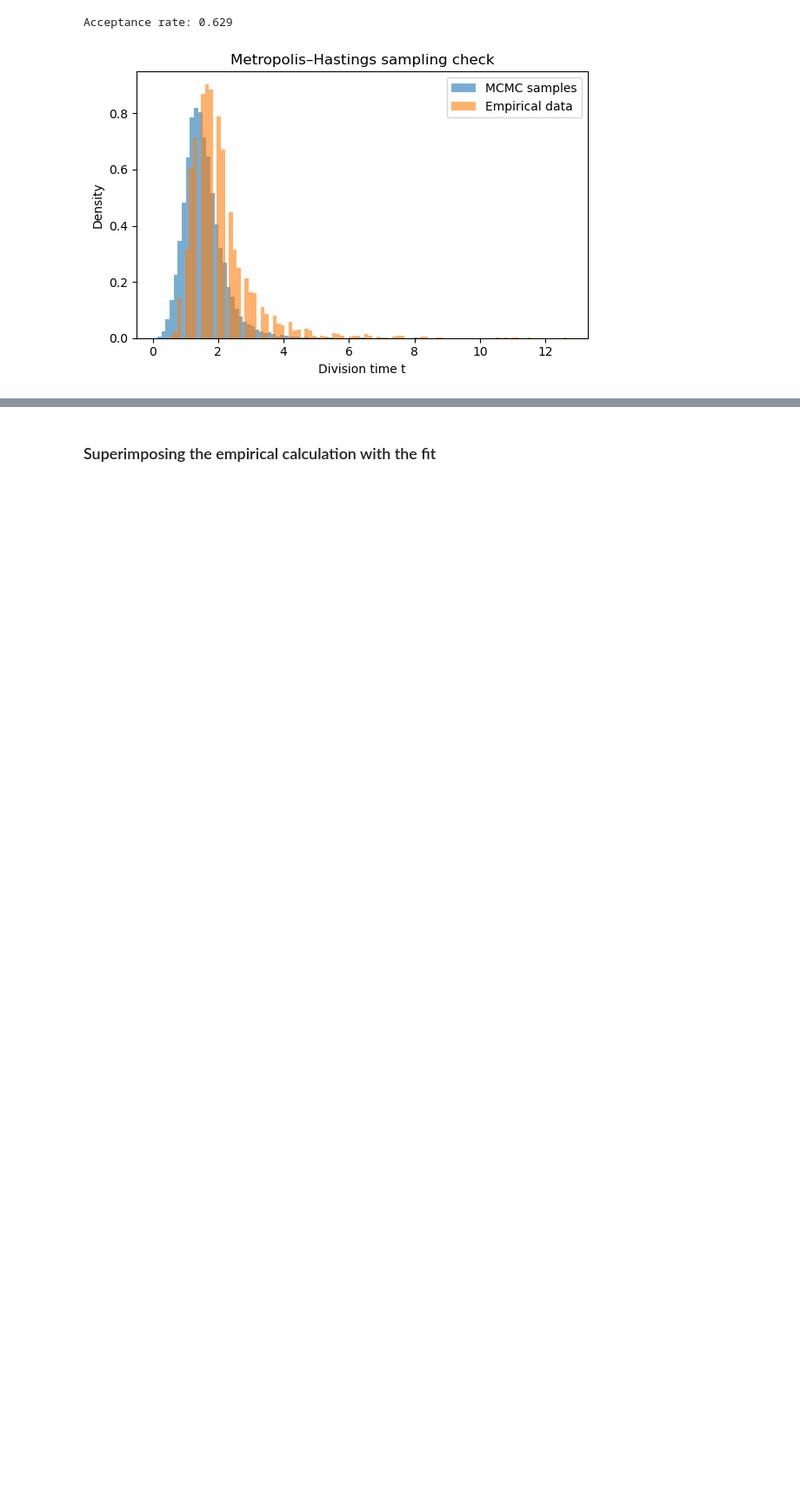
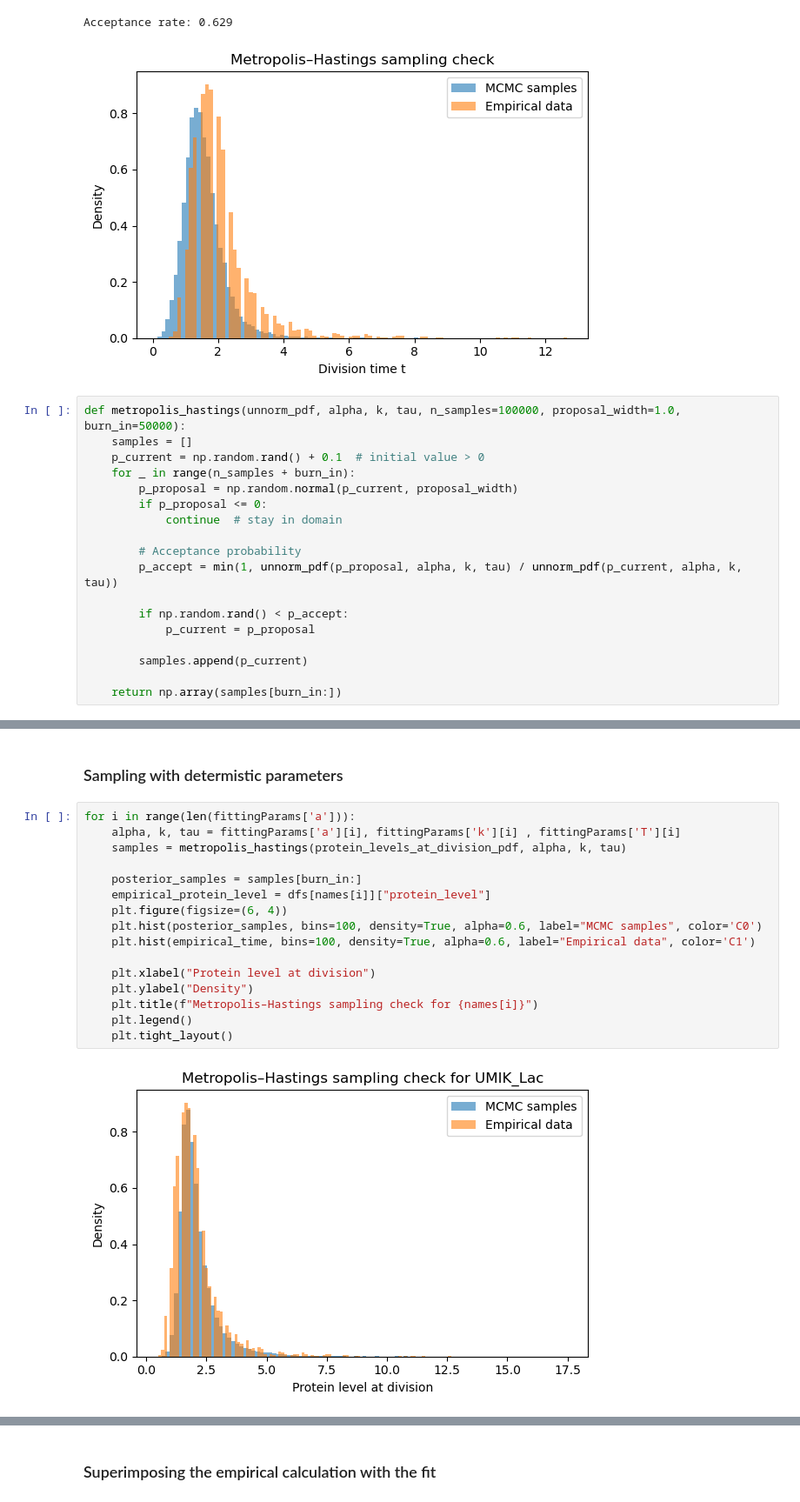
Before and after one commit to Vladi700/PoD_microbial_growth, a Jupyter notebook: empirical_hazard.ipynb, the cells around one changed output, grey strips where cells are left out. Shown: that part at 87% size. Cells and saved outputs as stored; diff of their text form; blank space fills up the shorter version.

```diff
--- a/empirical_hazard.ipynb
+++ b/empirical_hazard.ipynb
@@ -394,3 +398,21 @@ plt.tight_layout()
 # %% [output]
 Acceptance rate: 0.629
 [figure]
+# %%
+def metropolis_hastings(unnorm_pdf, alpha, k, tau, n_samples=100000, proposal_width=1.0, burn_in=50000):
+    samples = []
+    p_current = np.random.rand() + 0.1  # initial value > 0
+    for _ in range(n_samples + burn_in):
+        p_proposal = np.random.normal(p_current, proposal_width)
+        if p_proposal <= 0:
+            continue  # stay in domain
+
+        # Acceptance probability
+        p_accept = min(1, unnorm_pdf(p_proposal, alpha, k, tau) / unnorm_pdf(p_current, alpha, k, tau))
+
+        if np.random.rand() < p_accept:
+            p_current = p_proposal
+
+        samples.append(p_current)
+
+    return np.array(samples[burn_in:])
@@ -396,0 +446,20 @@ Acceptance rate: 0.629
+# %% [markdown]
+### Sampling with determistic parameters
+# %%
+for i in range(len(fittingParams['a'])):
+    alpha, k, tau = fittingParams['a'][i], fittingParams['k'][i] , fittingParams['T'][i]
+    samples = metropolis_hastings(protein_levels_at_division_pdf, alpha, k, tau)
+
+    posterior_samples = samples[burn_in:]
+    empirical_protein_level = dfs[names[i]]["protein_level"]
+    plt.figure(figsize=(6, 4))
+    plt.hist(posterior_samples, bins=100, density=True, alpha=0.6, label="MCMC samples", color='C0')
+    plt.hist(empirical_time, bins=100, density=True, alpha=0.6, label="Empirical data", color='C1')
+
+    plt.xlabel("Protein level at division")
+    plt.ylabel("Density")
+    plt.title(f"Metropolis–Hastings sampling check for {names[i]}")
+    plt.legend()
+    plt.tight_layout()
+# %% [output]
+[figure, added]
```
Also changed, not shown: parts of 13 cells of this notebook.
